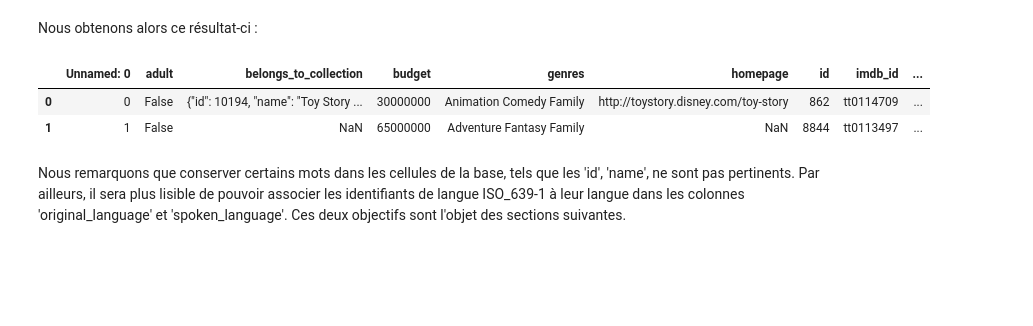
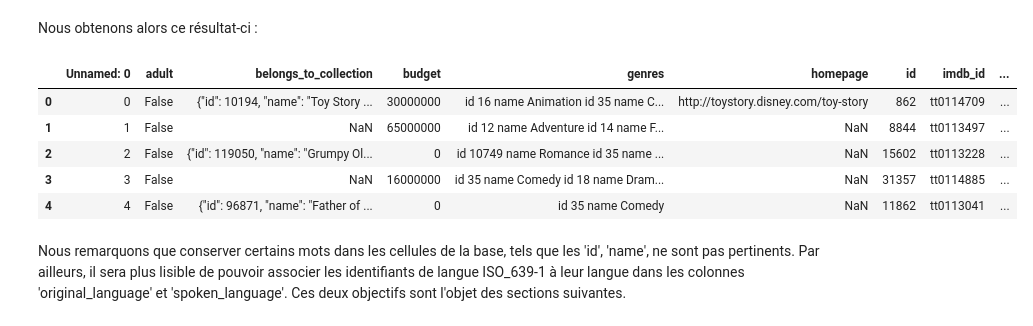
Before and after one commit to marie-ganon/Projet-Python-S1, a Jupyter notebook: Notebook Projet GANON-HE.ipynb, the cells around one changed output. Drawn from its saved outputs; the diff is of its cells as text; code cells hidden in the pictures; blank space fills up the shorter version.

```diff
--- a/Notebook Projet GANON-HE.ipynb
+++ b/Notebook Projet GANON-HE.ipynb
@@ -19,6 +32,6 @@ La base que nous avons décidé de choisir pour mener à bien notre projet est i
 
 Le dataset est disponible à l'adresse suivante : https://www.kaggle.com/rounakbanik/the-movies-dataset
 # %%
-base_init = pd.read_csv("clean_base_V0.csv")
-base_init.head(5)
+df = pd.read_csv("clean_base_V0.csv")
+df.head(5)
 # %% [output]
@@ -44,21 +58,24 @@ Text(0.5, 1.0, 'Complétude de la base, en blanc les valeurs manquantes')
 # %% [markdown]
 On commence par retirer toute la ponctuation, qui ne nous servira pas.
 # %%
-base_init.production_companies_name = base_init.production_companies_name.str.replace(r'[^\w\s]+', '')
-base_init.production_companies= base_init.production_companies.str.replace(r'[^\w\s]+', '')
-base_init.genres = base_init.genres.str.replace(r'[^\w\s]+', '')
-base_init.production_countries = base_init.production_countries.str.replace(r'[^\w\s]+', '')
-base_init.spoken_languages = base_init.spoken_languages.str.replace(r'[^\w\s]+', '')
-base_init.country_code = base_init.country_code.str.replace(r'[^\w\s]+', '')
-base_init.country_name = base_init.country_name.str.replace(r'[^\w\s]+', '')
+df.production_companies_name = df.production_companies_name.str.replace(r'[^\w\s]+', '')
+df.production_companies= df.production_companies.str.replace(r'[^\w\s]+', '')
+df.genres = df.genres.str.replace(r'[^\w\s]+', '')
+df.production_countries = df.production_countries.str.replace(r'[^\w\s]+', '')
+df.spoken_languages = df.spoken_languages.str.replace(r'[^\w\s]+', '')
+df.country_code = df.country_code.str.replace(r'[^\w\s]+', '')
+df.country_name = df.country_name.str.replace(r'[^\w\s]+', '')
 # %% [markdown]
 Nous obtenons alors ce résultat-ci :
-# %%
-base_init.head(2)
-# %% [output]
-|  | Unnamed: 0 | adult | belongs_to_collection | budget | genres | homepage | id | imdb_id | ... |
-| 0 | 0 | False | {"id": 10194, "name": "Toy Story ... | 30000000 | Animation Comedy Family | http://toystory.disney.com/toy-story | 862 | tt0114709 | ... |
-| 1 | 1 | False | NaN | 65000000 | Adventure Fantasy Family | NaN | 8844 | tt0113497 | ... |
+# %%
+df.head(5)
+# %% [output]
+|  | Unnamed: 0 | adult | belongs_to_collection | budget | genres | homepage | id | imdb_id | ... |
+| 0 | 0 | False | {"id": 10194, "name": "Toy Story ... | 30000000 | id 16 name Animation id 35 name C... | http://toystory.disney.com/toy-story | 862 | tt0114709 | ... |
+| 1 | 1 | False | NaN | 65000000 | id 12 name Adventure id 14 name F... | NaN | 8844 | tt0113497 | ... |
+| 2 | 2 | False | {"id": 119050, "name": "Grumpy Ol... | 0 | id 10749 name Romance id 35 name ... | NaN | 15602 | tt0113228 | ... |
+| 3 | 3 | False | NaN | 16000000 | id 35 name Comedy id 18 name Dram... | NaN | 31357 | tt0114885 | ... |
+| 4 | 4 | False | {"id": 96871, "name": "Father of ... | 0 | id 35 name Comedy | NaN | 11862 | tt0113041 | ... |
 # %% [markdown]
 Nous remarquons que conserver certains mots dans les cellules de la base, tels que les 'id', 'name', ne sont pas pertinents. Par ailleurs, il sera plus lisible de pouvoir associer les identifiants de langue ISO_639-1 à leur langue dans les colonnes 'original_language' et 'spoken_language'. Ces deux objectifs sont l'objet des sections suivantes.
 # %% [markdown]
```
Also changed, not shown: parts of 28 cells of this notebook.
